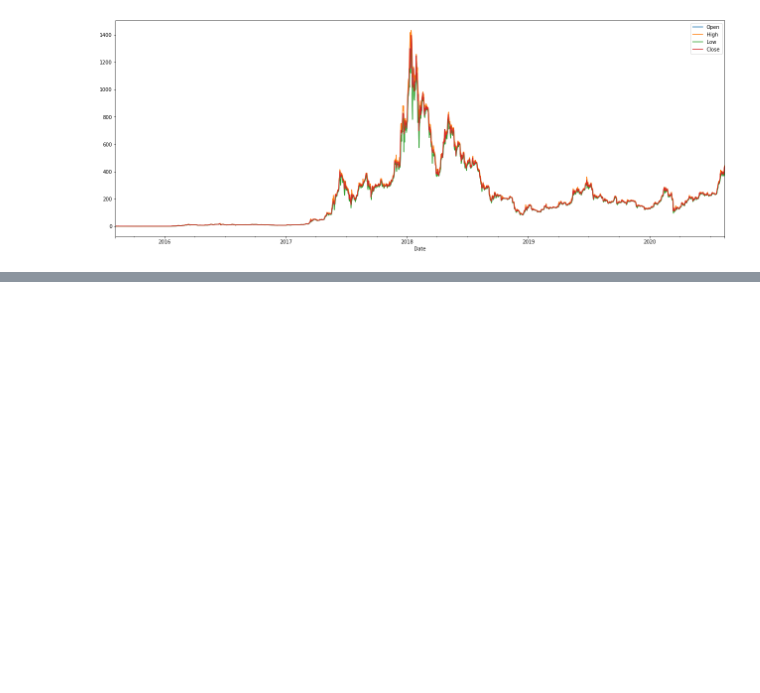
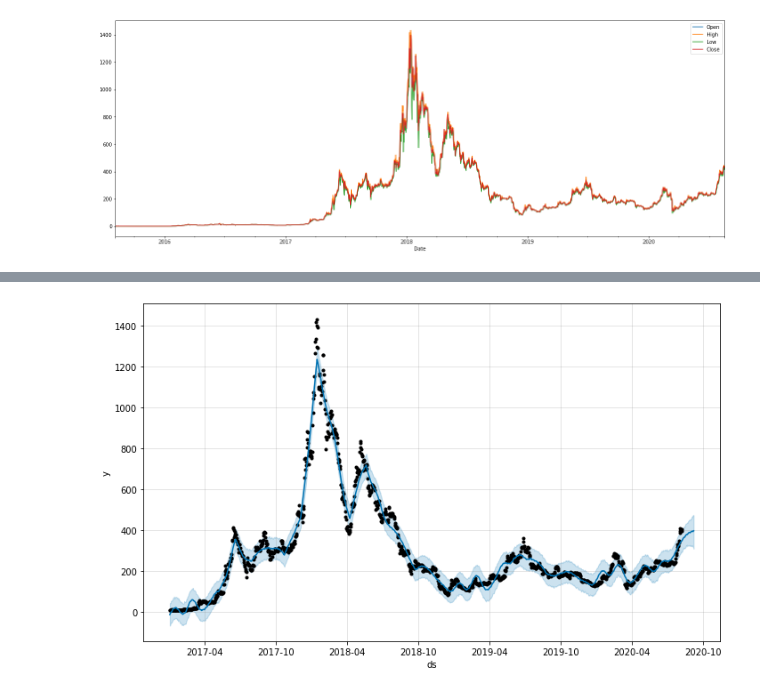
Before and after one commit to juan-ivan-NV/Btc_trading, a Jupyter notebook: Full_program_data_extraction_by_day.ipynb, the cells around one changed output, grey strips where cells are left out. Saved outputs shown, nothing was run; the diff lists cells and outputs as text; code cells hidden in the pictures; blank space fills up the shorter version.

```diff
--- a/Full_program_data_extraction_by_day.ipynb
+++ b/Full_program_data_extraction_by_day.ipynb
@@ -166,0 +204,5 @@ _ = my_coin_graph[['Open','High','Low','Close']].plot(figsize=(22, 8))
+# %%
+# ► setting this hyperparameter to 0.8  https://facebook.github.io/prophet/docs/trend_changepoints.html#adjusting-trend-flexibility
+# ► 1.1 = mse(2805.25), 0.8 = mse(2857.13), 1.2 = mse(3015.23), 0.75 = mse(3038.22), 0.9 = mse(3039.19), 0.5 = mse(3182.94)
+
+m = fbprophet.Prophet(changepoint_prior_scale=1.1)
@@ -166,0 +214,8 @@ _ = my_coin_graph[['Open','High','Low','Close']].plot(figsize=(22, 8))
+# %%
+future = m.make_future_dataframe(periods=30)
+# %%
+forecast_p = m.predict(future)
+# %%
+m.plot(forecast_p);
+# %% [output]
+[figure, added]
```
Also changed, not shown: parts of 22 cells of this notebook.
